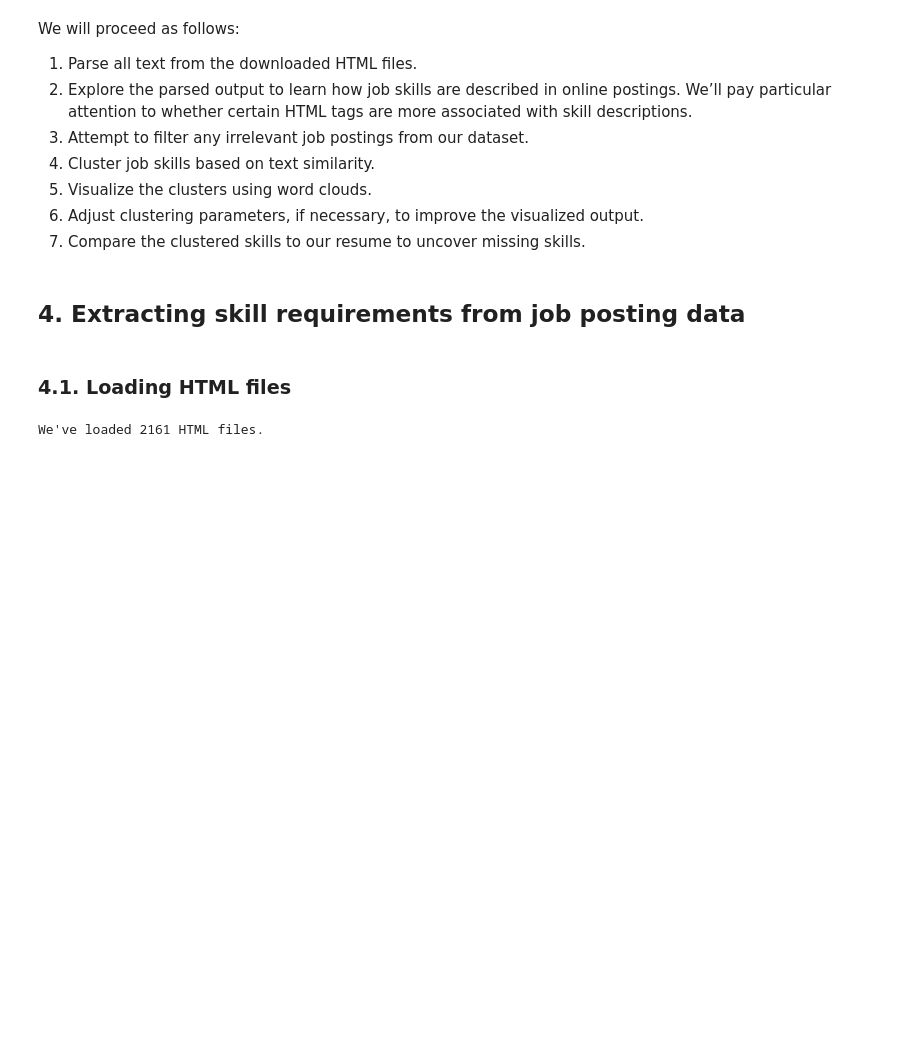
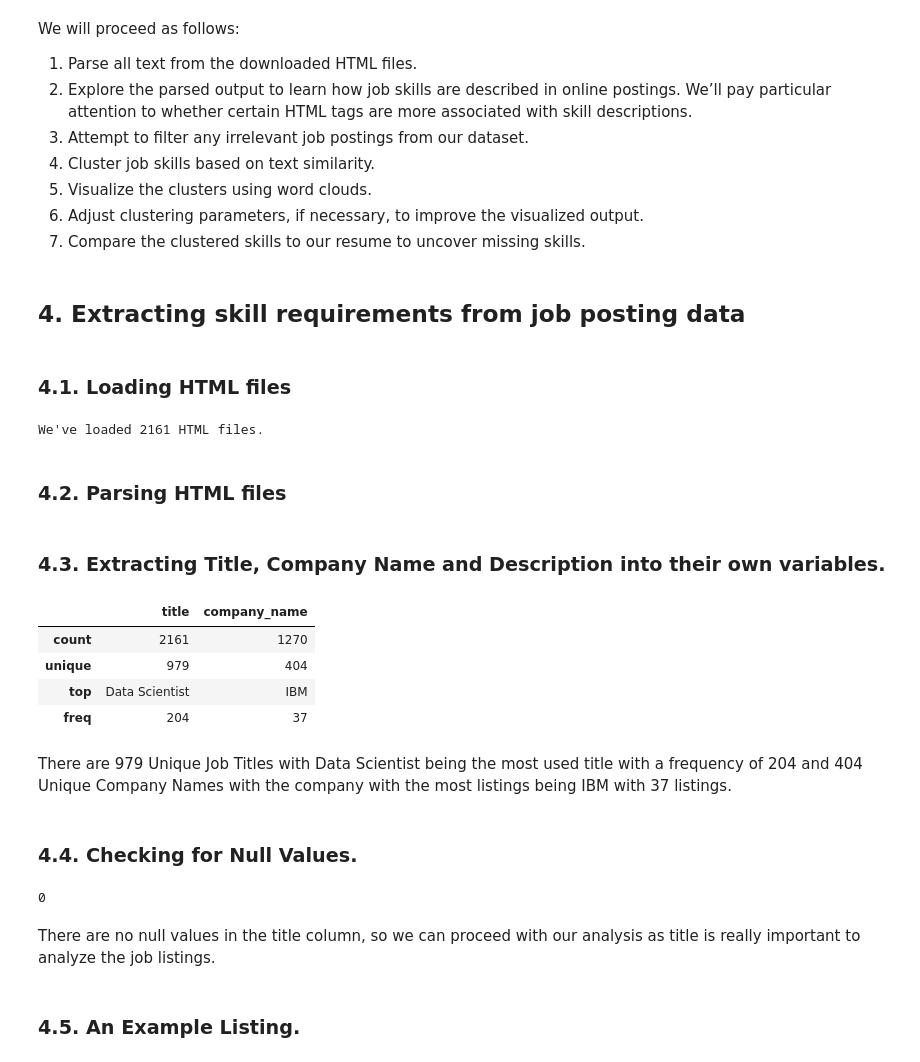
Before and after one commit to rajdeepmondal1/what-skills-to-augment-my-arsenal-main, a Jupyter notebook: Skills_to_augment_to_my_arsenal.ipynb, the cells around one changed output. Saved outputs shown, nothing was run; the diff lists cells and outputs as text; code cells hidden in the pictures; blank space fills up the shorter version.

Commit message:
Exploratory Data Analysis done

```diff
--- a/Skills_to_augment_to_my_arsenal.ipynb
+++ b/Skills_to_augment_to_my_arsenal.ipynb
@@ -79,3 +79,5 @@ for file_name in sorted(glob.glob('/content/data_2161_listings/*/*.html')):
 print(f"We've loaded {len(html_contents)} HTML files.")
 # %% [output]
 We've loaded 2161 HTML files.
+# %% [markdown]
+### 4.2. Parsing HTML files
@@ -81,0 +87,9 @@ We've loaded 2161 HTML files.
+# %%
+soup_objects = []
+
+# parse through all the html file and store it in soup objects
+for html in html_contents:
+    soup = bs(html)
+    soup_objects.append(soup)
+# %% [markdown]
+### 4.3. Extracting Title, Company Name and Description into their own variables.
@@ -81,0 +99,56 @@ We've loaded 2161 HTML files.
+# %%
+# dictionary to store values of title, company name and description
+html_dict = {
+    'title': [],
+    'company_name': [],
+    'description': []
+    }
+
+for soup in soup_objects:
+    try:
+        # try to get the title using the class tag 'jobsearch-JobInfoHeader-title'
+        title = soup.findAll('h1', class_='jobsearch-JobInfoHeader-title')[0].text.strip()
+    except:
+        title = None
+
+    try:
+        # try to get the company rating using the class tag 'jobsearch-InlineCompanyRating'
+        company_temp = soup.findAll('div', class_='jobsearch-InlineCompanyRating')[0]
+    except:
+        pass
+
+    try:
+        # try to get the company name
+        company_name = company_temp.findAll('a')[0].text.strip()
+    except:
+        company_name = None
+
+    # .decompose() removes a tag from the tree, then completely destroys it and its contents
+    soup.findAll('h1', class_='jobsearch-JobInfoHeader-title')[0].decompose()
+    soup.findAll('div', class_='jobsearch-InlineCompanyRating')[0].decompose()
+    # after the decompose function removes these elements we can take the rest as description
+    description = soup.text.strip()
+    html_dict['title'].append(title)
+    html_dict['company_name'].append(company_name)
+    html_dict['description'].append(description)
+
+df_jobs = pd.DataFrame(html_dict)
+df_jobs[['title', 'company_name']].describe()
+# %% [output]
+|  | title | company_name |
+| count | 2161 | 1270 |
+| unique | 979 | 404 |
+| top | Data Scientist | IBM |
+| freq | 204 | 37 |
+# %% [markdown]
+There are 979 Unique Job Titles with Data Scientist being the most used title with a frequency of 204 and 404 Unique Company Names with the company with the most listings being IBM with 37 listings.
+# %% [markdown]
+### 4.4. Checking for Null Values.
+# %%
+df_jobs['title'].isna().sum()
+# %% [output]
+0
+# %% [markdown]
+There are no null values in the title column, so we can proceed with our analysis as title is really important to analyze the job listings.
+# %% [markdown]
+### 4.5. An Example Listing.
```
Also changed, not shown: parts of 29 cells of this notebook.
